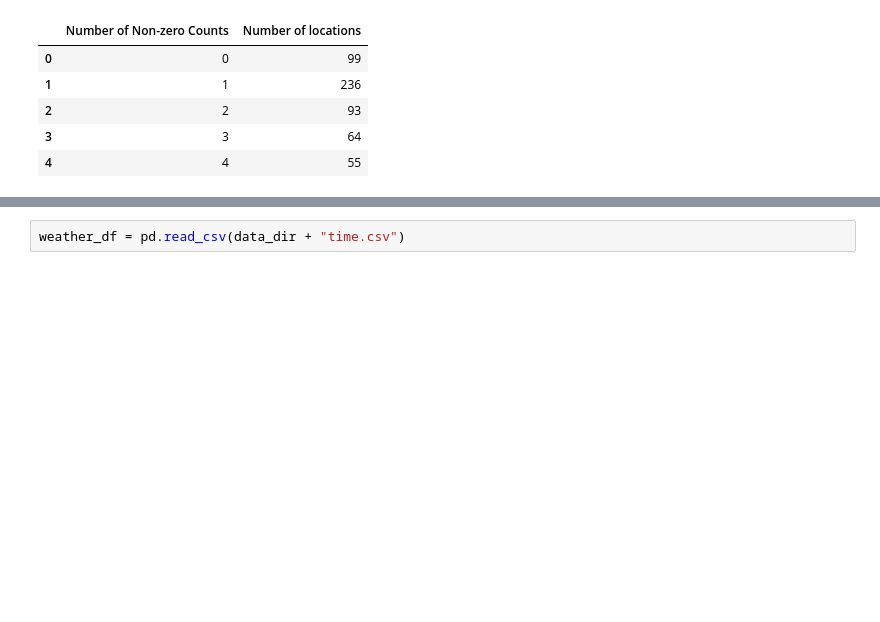
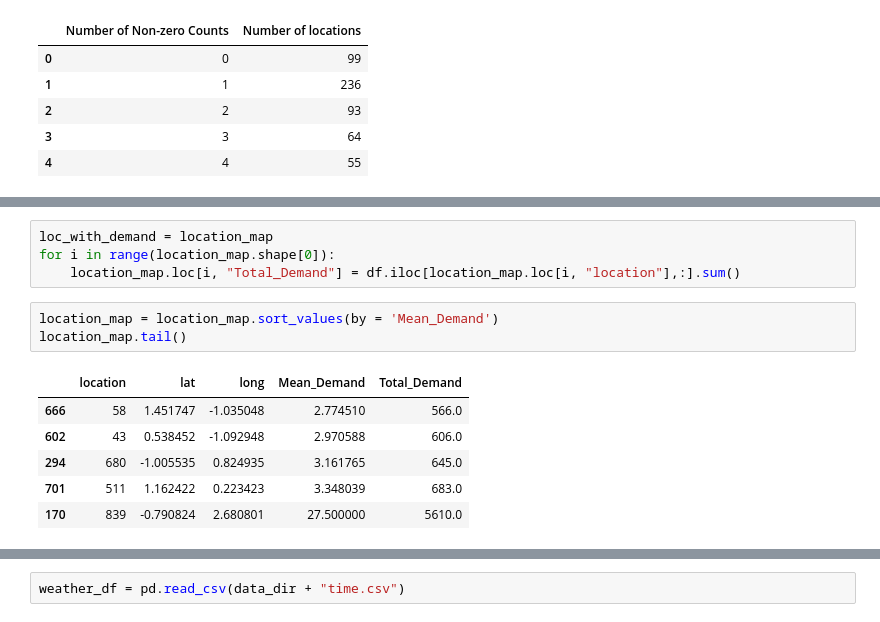
Before and after one commit to Angps1995/Spatial-Temporal-Models-for-delivery-demand-forecast, a Jupyter notebook: Models/ExploratoryAnalysis.ipynb, the cells around one changed output, grey strips where cells are left out. Drawn from its saved outputs; the diff is of its cells as text; blank space fills up the shorter version.

```diff
--- a/Models/ExploratoryAnalysis.ipynb
+++ b/Models/ExploratoryAnalysis.ipynb
@@ -122,0 +135,14 @@ pd.DataFrame(num_of_non_zeros.value_counts(sort = False)).reset_index().rename(c
+# %%
+loc_with_demand = location_map
+for i in range(location_map.shape[0]):
+    location_map.loc[i, "Total_Demand"] = df.iloc[location_map.loc[i, "location"],:].sum()
+# %%
+location_map = location_map.sort_values(by = 'Mean_Demand')
+location_map.tail()
+# %% [output]
+|  | location | lat | long | Mean_Demand | Total_Demand |
+| 666 | 58 | 1.451747 | -1.035048 | 2.774510 | 566.0 |
+| 602 | 43 | 0.538452 | -1.092948 | 2.970588 | 606.0 |
+| 294 | 680 | -1.005535 | 0.824935 | 3.161765 | 645.0 |
+| 701 | 511 | 1.162422 | 0.223423 | 3.348039 | 683.0 |
+| 170 | 839 | -0.790824 | 2.680801 | 27.500000 | 5610.0 |
```
Also changed, not shown: parts of 6 cells of this notebook, 7 other files.
